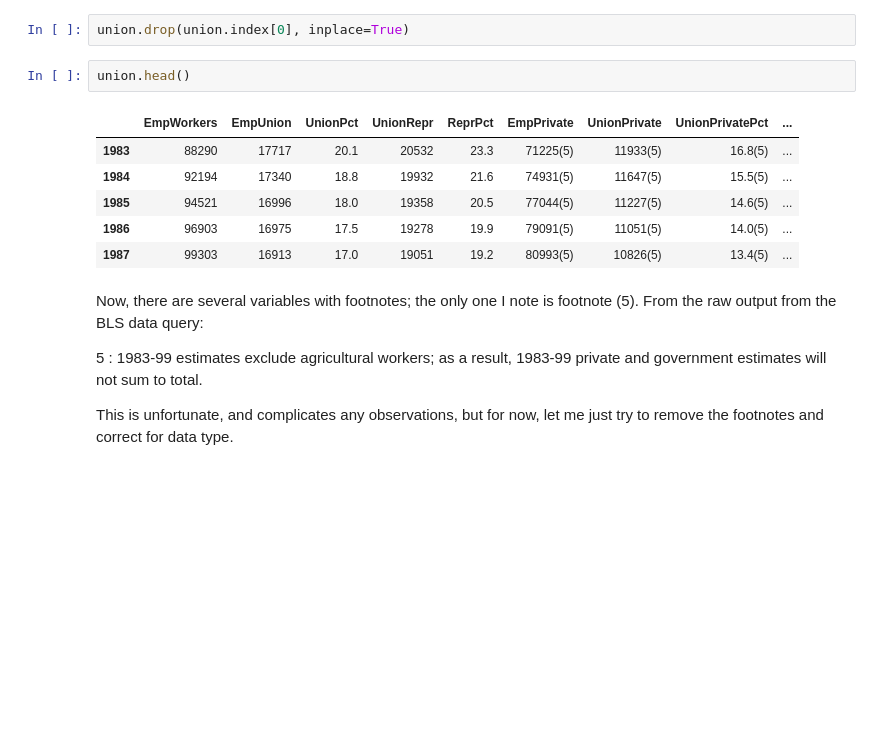
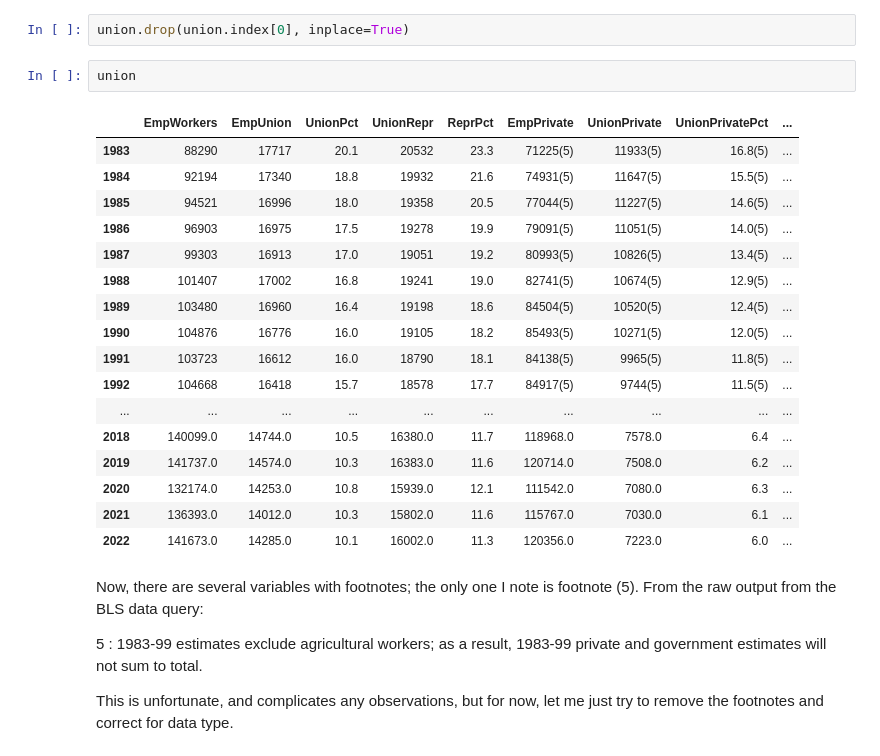
Before and after one commit to skizlik/labor-study, a Jupyter notebook: data story 1 - labor stoppages.ipynb, the cells around one changed output. Saved outputs shown, nothing was run; the diff lists cells and outputs as text; blank space fills up the shorter version.

```diff
--- a/data story 1 - labor stoppages.ipynb
+++ b/data story 1 - labor stoppages.ipynb
@@ -208,14 +203,25 @@ union.head()
 # %%
 union.drop(union.index[0], inplace=True)
 # %%
-union.head()
+union
 # %% [output]
 |  | EmpWorkers | EmpUnion | UnionPct | UnionRepr | ReprPct | EmpPrivate | UnionPrivate | UnionPrivatePct | ... |
 | 1983 | 88290 | 17717 | 20.1 | 20532 | 23.3 | 71225(5) | 11933(5) | 16.8(5) | ... |
 | 1984 | 92194 | 17340 | 18.8 | 19932 | 21.6 | 74931(5) | 11647(5) | 15.5(5) | ... |
 | 1985 | 94521 | 16996 | 18.0 | 19358 | 20.5 | 77044(5) | 11227(5) | 14.6(5) | ... |
 | 1986 | 96903 | 16975 | 17.5 | 19278 | 19.9 | 79091(5) | 11051(5) | 14.0(5) | ... |
 | 1987 | 99303 | 16913 | 17.0 | 19051 | 19.2 | 80993(5) | 10826(5) | 13.4(5) | ... |
+| 1988 | 101407 | 17002 | 16.8 | 19241 | 19.0 | 82741(5) | 10674(5) | 12.9(5) | ... |
+| 1989 | 103480 | 16960 | 16.4 | 19198 | 18.6 | 84504(5) | 10520(5) | 12.4(5) | ... |
+| 1990 | 104876 | 16776 | 16.0 | 19105 | 18.2 | 85493(5) | 10271(5) | 12.0(5) | ... |
+| 1991 | 103723 | 16612 | 16.0 | 18790 | 18.1 | 84138(5) | 9965(5) | 11.8(5) | ... |
+| 1992 | 104668 | 16418 | 15.7 | 18578 | 17.7 | 84917(5) | 9744(5) | 11.5(5) | ... |
+| ... | ... | ... | ... | ... | ... | ... | ... | ... | ... |
+| 2018 | 140099.0 | 14744.0 | 10.5 | 16380.0 | 11.7 | 118968.0 | 7578.0 | 6.4 | ... |
+| 2019 | 141737.0 | 14574.0 | 10.3 | 16383.0 | 11.6 | 120714.0 | 7508.0 | 6.2 | ... |
+| 2020 | 132174.0 | 14253.0 | 10.8 | 15939.0 | 12.1 | 111542.0 | 7080.0 | 6.3 | ... |
+| 2021 | 136393.0 | 14012.0 | 10.3 | 15802.0 | 11.6 | 115767.0 | 7030.0 | 6.1 | ... |
+| 2022 | 141673.0 | 14285.0 | 10.1 | 16002.0 | 11.3 | 120356.0 | 7223.0 | 6.0 | ... |
 # %% [markdown]
 Now, there are several variables with footnotes; the only one I note is footnote (5).  From the raw output from the BLS data query:
 
```
Also changed, not shown: parts of 33 cells of this notebook.
